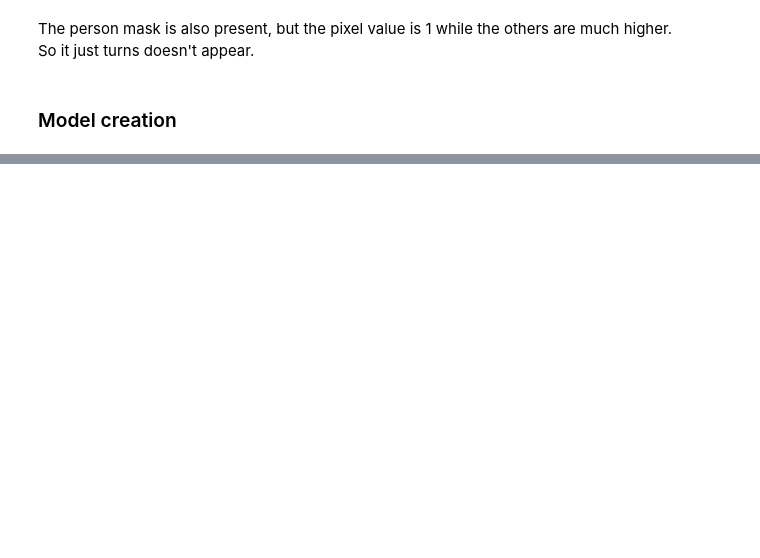
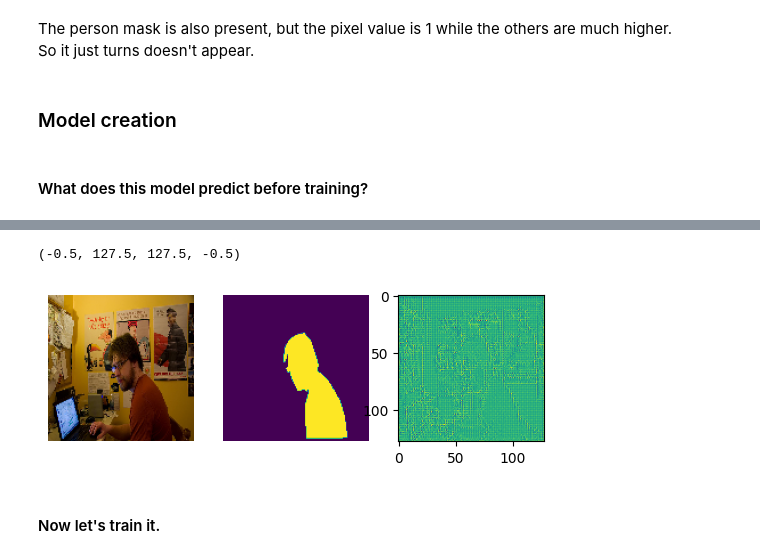
Before and after one commit to sanfordmascarenhas/image-segmentation, a Jupyter notebook: Project.ipynb, the cells around one changed output, grey strips where cells are left out. Drawn from its saved outputs; the diff is of its cells as text; code cells hidden in the pictures; blank space fills up the shorter version.

Commit message:
Cleanup
Modified model compile
Added camera for testing.

```diff
--- a/Project.ipynb
+++ b/Project.ipynb
@@ -228,7 +233,7 @@ def image_and_mask_generator(coco, dataset_type = DATASET_TYPE, image_size = (12
         image = coco.loadImgs(image_ids[i])[0]
 
         # Read the image file and normalize it.
-        output_image = io.imread(images_directory +image['file_name'])/255
+        output_image = io.imread(images_directory +image['file_name'])/255.0
 
         # Get the ids that we're working with in the image and load them.
         annotations_ids = coco.getAnnIds(imgIds=image['id'], catIds=category_ids, iscrowd=None)
@@ -267,7 +289,9 @@ So it just turns doesn't appear.
 # %% [markdown]
 ### Model creation
 # %%
-base_model = tf.keras.applications.MobileNetV2(input_shape=[128, 128, 3], include_top=False)
+input_shape = [128, 128, 3]
+# Added weights to use transfer learning.
+base_model = tf.keras.applications.MobileNetV2(input_shape = input_shape, include_top=False, weights="imagenet")
 
 # Use the activations of these layers
 layer_names = [
@@ -282,7 +306,8 @@ base_model_outputs = [base_model.get_layer(name).output for name in layer_names]
 # Create the feature extraction model
 down_stack = tf.keras.Model(inputs=base_model.input, outputs=base_model_outputs)
 
-down_stack.trainable = True
+# We don't want a working object identifier to be trained. Just the upper layers.
+down_stack.trainable = False
 
 up_stack = [
     pix2pix.upsample(512, 3),  # 4x4 -> 8x8
@@ -292,7 +317,7 @@ up_stack = [
 ]
 
 def unet_model(output_channels:int):
-  inputs = tf.keras.layers.Input(shape=[128, 128, 3])
+  inputs = tf.keras.layers.Input(shape=input_shape)
 
   # Downsampling through the model
   skips = down_stack(inputs)
@@ -310,8 +335,8 @@ def unet_model(output_channels:int):
       filters=output_channels, kernel_size=3, strides=2,
       padding='same')  #64x64 -> 128x128
 
+  # Added dense and reshape layers but extracting the output is an issue.
   x = last(x)
-
   return tf.keras.Model(inputs=inputs, outputs=x)
 # %%
 model = unet_model(output_channels=OUTPUT_CLASSES)
@@ -319,3 +346,16 @@ model = unet_model(output_channels=OUTPUT_CLASSES)
 model.compile(optimizer='adam',
               loss=tf.keras.losses.CategoricalCrossentropy(from_logits=True),
               metrics=['accuracy'])
+# %% [markdown]
+#### What does this model predict before training?
+# %%
+gen = image_and_mask_generator(coco_val, 'val')
+for i in range(31):
+  img = next(gen)
+pred = tf.squeeze(model.predict(img[0]))
+
+fig, ax = plt.subplots(1,3)
+ax[0].imshow(tf.squeeze(img[0]));ax[0].axis('off')
+ax[1].imshow(tf.squeeze(img[1]));ax[1].axis('off')
+ax[2].imshow(tf.squeeze(pred));ax[2].axis('off')
+# %% [output]
@@ -321,0 +363,4 @@ model.compile(optimizer='adam',
+(-0.5, 127.5, 127.5, -0.5)
+[figure, added]
+# %% [markdown]
+#### Now let's train it.
```
Also changed, not shown: parts of 18 cells of this notebook, 1 other file.
